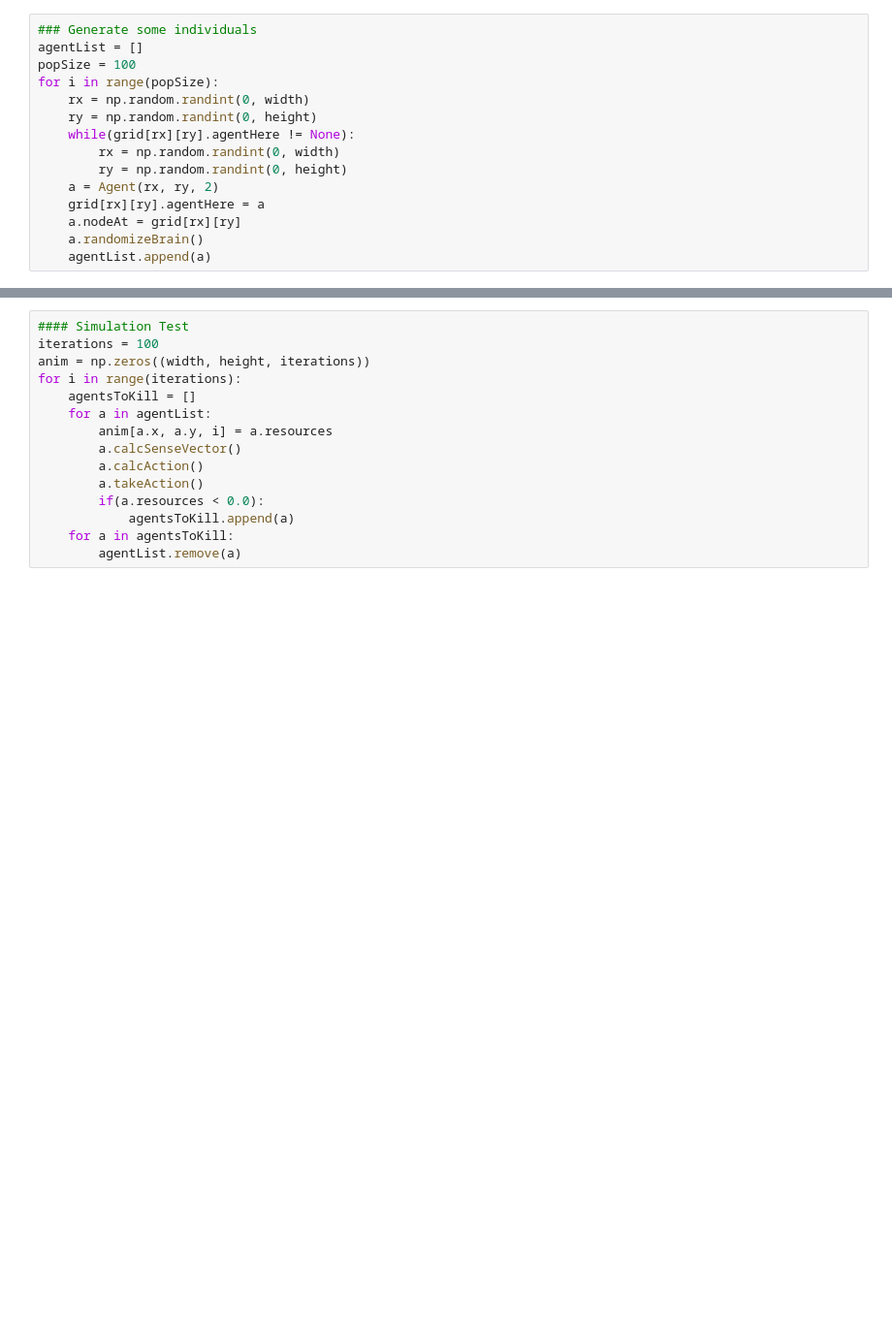
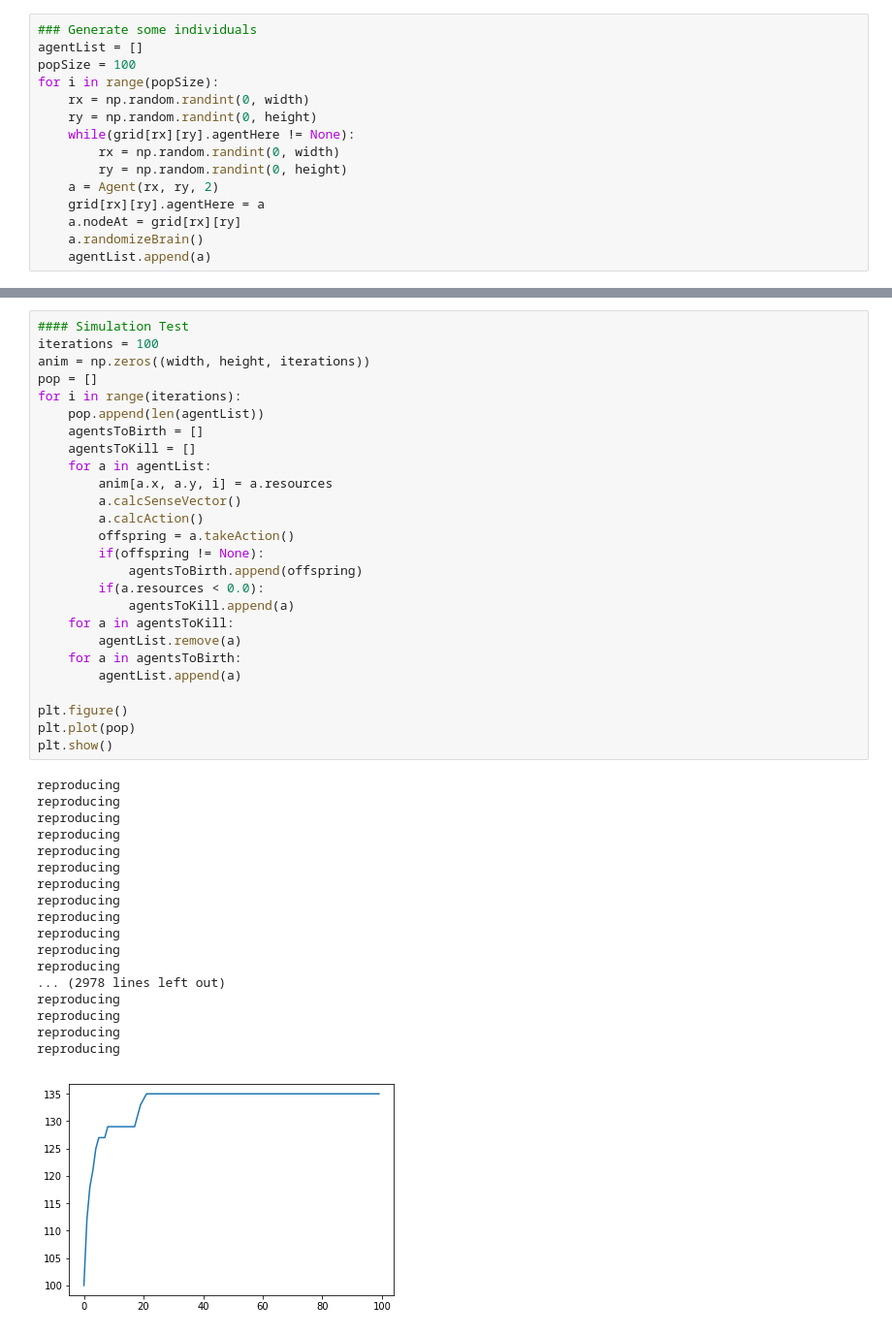
Before and after one commit to KirtusLeyba/resource_coop, a Jupyter notebook: ModelTest.ipynb, the cells around one changed output, grey strips where cells are left out. Shown at 97% size. Cells and saved outputs as stored; diff of their text form; blank space fills up the shorter version.

```diff
--- a/ModelTest.ipynb
+++ b/ModelTest.ipynb
@@ -48,18 +48,48 @@ plt.show()
 # %%
 #### Simulation Test
 iterations = 100
 anim = np.zeros((width, height, iterations))
+pop = []
 for i in range(iterations):
+    pop.append(len(agentList))
+    agentsToBirth = []
     agentsToKill = []
     for a in agentList:
         anim[a.x, a.y, i] = a.resources
         a.calcSenseVector()
         a.calcAction()
-        a.takeAction()
+        offspring = a.takeAction()
+        if(offspring != None):
+            agentsToBirth.append(offspring)
         if(a.resources < 0.0):
             agentsToKill.append(a)
     for a in agentsToKill:
         agentList.remove(a)
+    for a in agentsToBirth:
+        agentList.append(a)
+
+plt.figure()
+plt.plot(pop)
+plt.show()
+# %% [output]
+reproducing
+reproducing
+reproducing
+reproducing
+reproducing
+reproducing
+reproducing
+reproducing
+reproducing
+reproducing
+reproducing
+reproducing
+... (2978 lines left out)
+reproducing
+reproducing
+reproducing
+reproducing
+[figure, added]
 # %%
 ### visualize animation
 fig, ax = plt.subplots()
```
Also changed, not shown: parts of 2 cells of this notebook, 3 other files.
